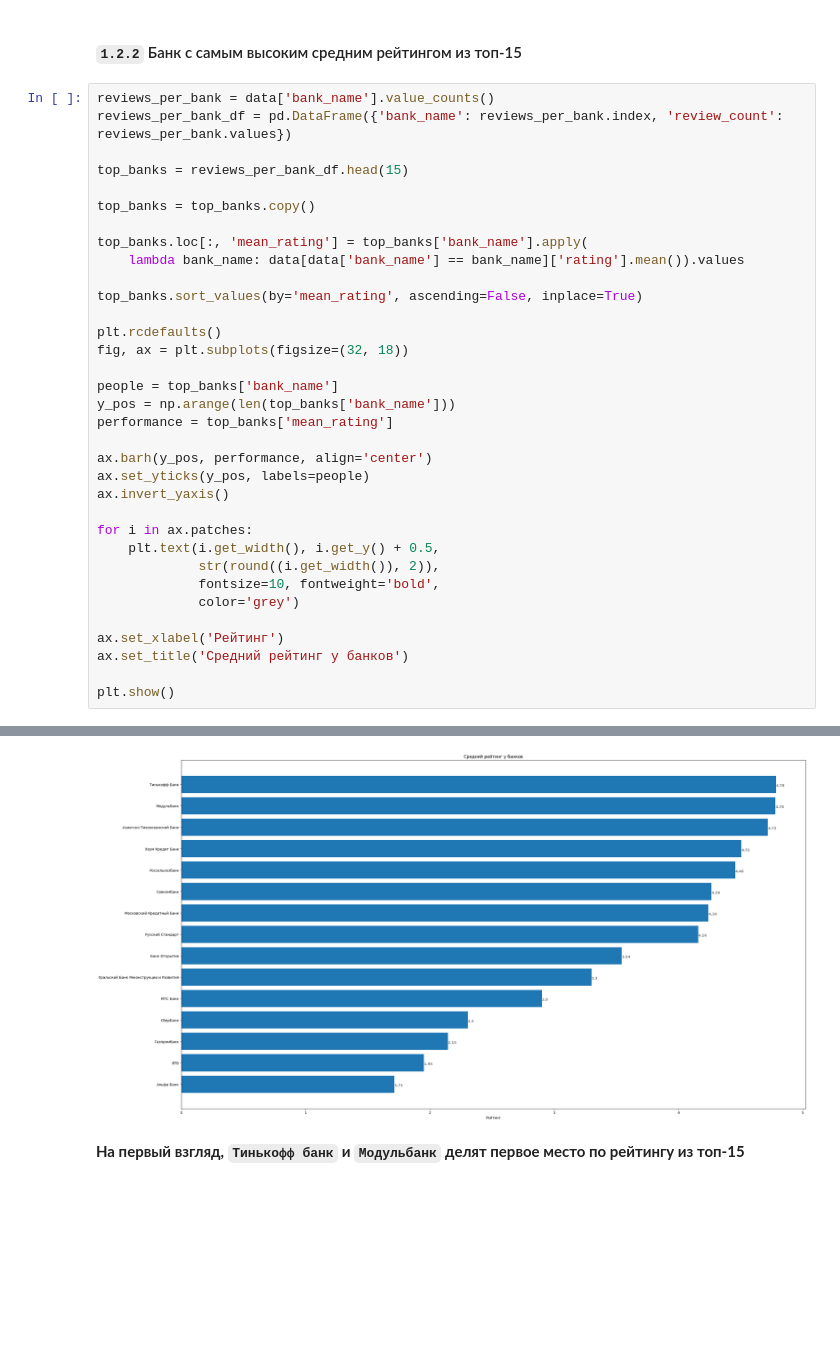
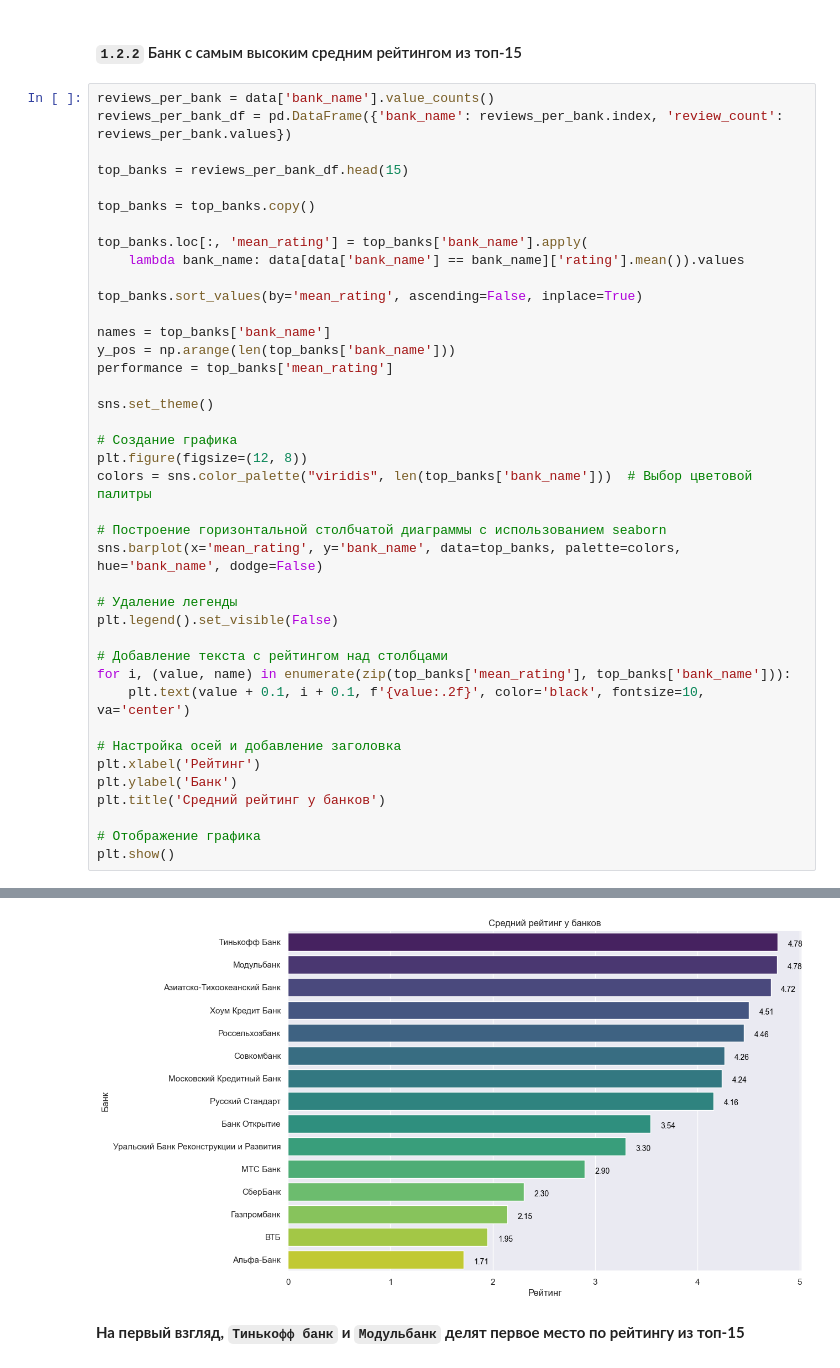
Before and after one commit to nikfilonenko/EDA_binary-text-classifier, a Jupyter notebook: src/notebooks/analysis_of_reviews_of_banks.ipynb, the cells around one changed output, grey strips where cells are left out. Drawn from its saved outputs; the diff is of its cells as text; blank space fills up the shorter version.

```diff
--- a/src/notebooks/analysis_of_reviews_of_banks.ipynb
+++ b/src/notebooks/analysis_of_reviews_of_banks.ipynb
@@ -238,25 +246,31 @@ top_banks.loc[:, 'mean_rating'] = top_banks['bank_name'].apply(
 
 top_banks.sort_values(by='mean_rating', ascending=False, inplace=True)
 
-plt.rcdefaults()
-fig, ax = plt.subplots(figsize=(32, 18))
-
-people = top_banks['bank_name']
+names = top_banks['bank_name']
 y_pos = np.arange(len(top_banks['bank_name']))
 performance = top_banks['mean_rating']
 
-ax.barh(y_pos, performance, align='center')
-ax.set_yticks(y_pos, labels=people)
-ax.invert_yaxis()
+sns.set_theme()
 
-for i in ax.patches:
-    plt.text(i.get_width(), i.get_y() + 0.5,
-             str(round((i.get_width()), 2)),
-             fontsize=10, fontweight='bold',
-             color='grey')
+# Создание графика
+plt.figure(figsize=(12, 8))
+colors = sns.color_palette("viridis", len(top_banks['bank_name']))  # Выбор цветовой палитры
 
-ax.set_xlabel('Рейтинг')
-ax.set_title('Средний рейтинг у банков')
+# Построение горизонтальной столбчатой диаграммы с использованием seaborn
+sns.barplot(x='mean_rating', y='bank_name', data=top_banks, palette=colors, hue='bank_name', dodge=False)
 
+# Удаление легенды
+plt.legend().set_visible(False)
+
+# Добавление текста с рейтингом над столбцами
+for i, (value, name) in enumerate(zip(top_banks['mean_rating'], top_banks['bank_name'])):
+    plt.text(value + 0.1, i + 0.1, f'{value:.2f}', color='black', fontsize=10, va='center')
+
+# Настройка осей и добавление заголовка
+plt.xlabel('Рейтинг')
+plt.ylabel('Банк')
+plt.title('Средний рейтинг у банков')
+
+# Отображение графика
 plt.show()
 # %% [output]
@@ -263,4 +278,4 @@ plt.show()
-[figure, old version]
+[figure, new version]
 # %% [markdown]
 **На первый взгляд, `Тинькофф банк` и `Модульбанк` делят первое место по рейтингу из топ-15**
 # %% [markdown]
```
Also changed, not shown: parts of 7 cells of this notebook, 1 other file.
